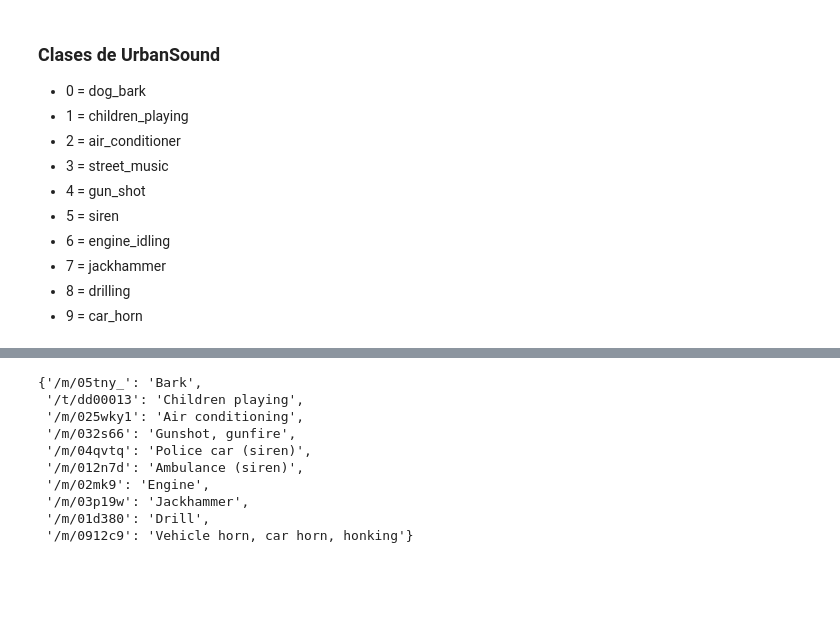
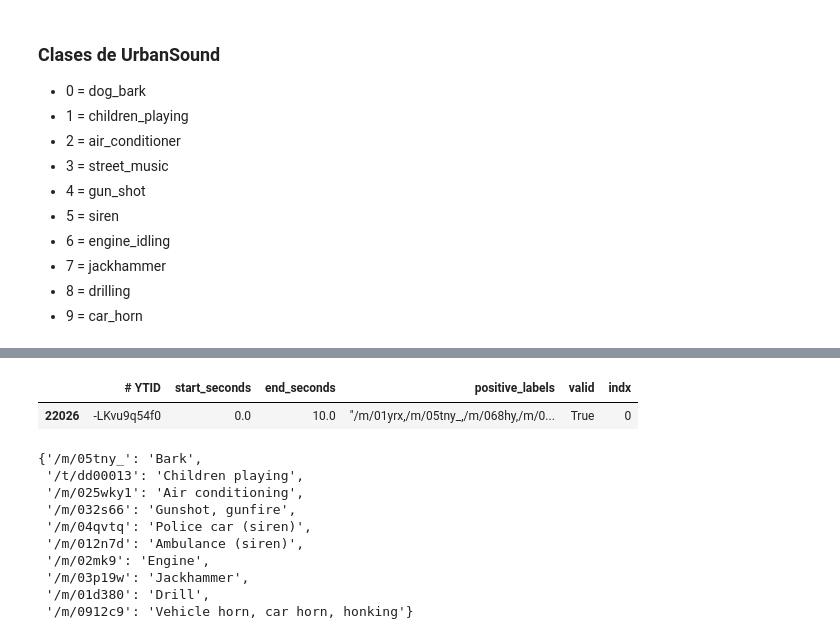
Before and after one commit to Qweryedu/Aprendizaje-Profundo, a Jupyter notebook: Proyecto/Exploracion.ipynb, the cells around one changed output, grey strips where cells are left out. Cells and saved outputs as stored; diff of their text form; code cells hidden in the pictures; blank space fills up the shorter version.

```diff
--- a/Proyecto/Exploracion.ipynb
+++ b/Proyecto/Exploracion.ipynb
@@ -90,3 +159,8 @@ d = Downloader('./Data/AudioSet/', labels=[key for key in lable_to_code.keys()],
+# %%
+df[df['# YTID'] == '-LKvu9q54f0']
+# %% [output]
+|  | # YTID | start_seconds | end_seconds | positive_labels | valid | indx |
+| 22026 | -LKvu9q54f0 | 0.0 | 10.0 | "/m/01yrx,/m/05tny_,/m/068hy,/m/0... | True | 0 |
 # %%
 code_to_lable  = {item: key for key, item in lable_to_code.items()}
 # %%
```
Also changed, not shown: parts of 16 cells of this notebook, 1 other file.
